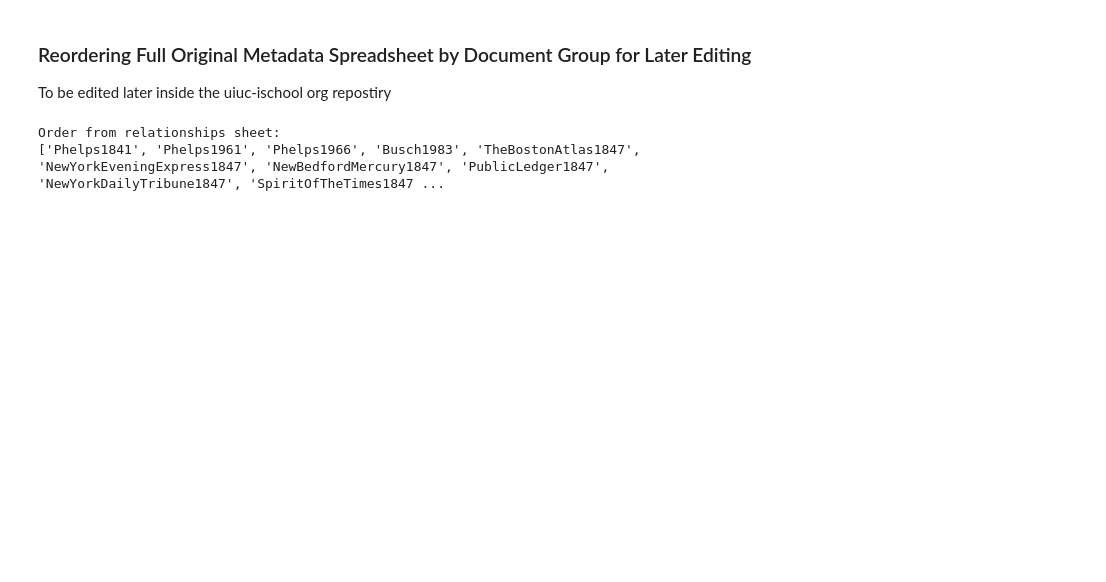
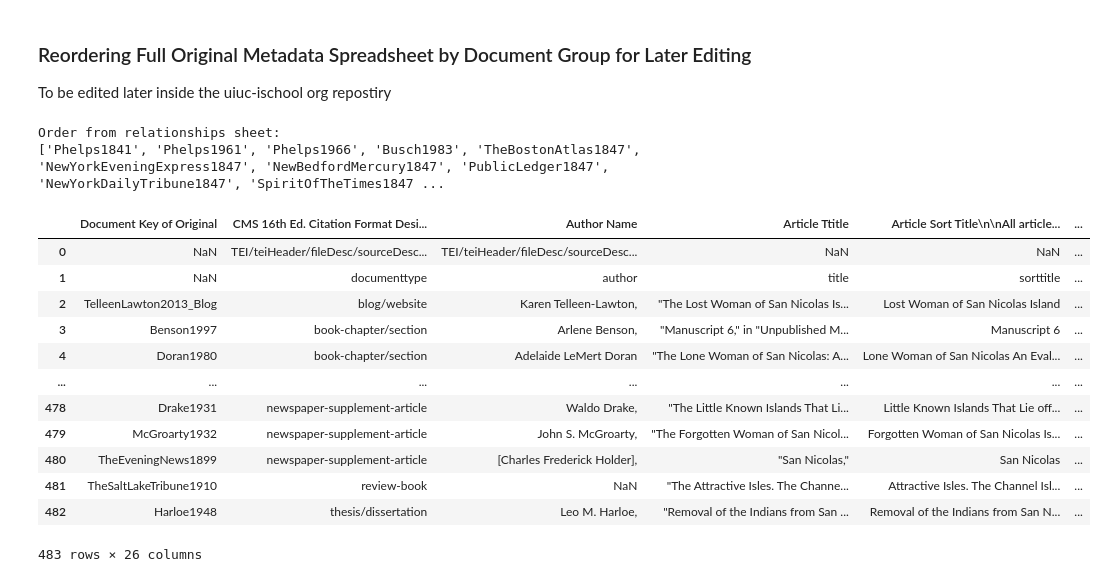
Before and after one commit to owenmonroe/lonewoman_cb_test, a Jupyter notebook: full_metadata_reordering_work/metadata_reordering.ipynb, the cells around one changed output. Cells and saved outputs as stored; diff of their text form; code cells hidden in the pictures; blank space fills up the shorter version.

```diff
--- a/full_metadata_reordering_work/metadata_reordering.ipynb
+++ b/full_metadata_reordering_work/metadata_reordering.ipynb
@@ -35,3 +36,19 @@ print(order)
 # %% [output]
 Order from relationships sheet:
 ['Phelps1841', 'Phelps1961', 'Phelps1966', 'Busch1983', 'TheBostonAtlas1847', 'NewYorkEveningExpress1847', 'NewBedfordMercury1847', 'PublicLedger1847', 'NewYorkDailyTribune1847', 'SpiritOfTheTimes1847 ...
+# %%
+full
+# %% [output]
+|  | Document Key of Original | CMS 16th Ed. Citation Format Desi... | Author Name | Article Ttitle | Article Sort Title\n\nAll article... | ... |
+| 0 | NaN | TEI/teiHeader/fileDesc/sourceDesc... | TEI/teiHeader/fileDesc/sourceDesc... | NaN | NaN | ... |
+| 1 | NaN | documenttype | author | title | sorttitle | ... |
+| 2 | TelleenLawton2013_Blog | blog/website | Karen Telleen-Lawton, | "The Lost Woman of San Nicolas Is... | Lost Woman of San Nicolas Island | ... |
+| 3 | Benson1997 | book-chapter/section | Arlene Benson, | "Manuscript 6," in "Unpublished M... | Manuscript 6 | ... |
+| 4 | Doran1980 | book-chapter/section | Adelaide LeMert Doran | "The Lone Woman of San Nicolas: A... | Lone Woman of San Nicolas An Eval... | ... |
+| ... | ... | ... | ... | ... | ... | ... |
+| 478 | Drake1931 | newspaper-supplement-article | Waldo Drake, | "The Little Known Islands That Li... | Little Known Islands That Lie off... | ... |
+| 479 | McGroarty1932 | newspaper-supplement-article | John S. McGroarty, | "The Forgotten Woman of San Nicol... | Forgotten Woman of San Nicolas Is... | ... |
+| 480 | TheEveningNews1899 | newspaper-supplement-article | [Charles Frederick Holder], | "San Nicolas," | San Nicolas | ... |
+| 481 | TheSaltLakeTribune1910 | review-book | NaN | "The Attractive Isles. The Channe... | Attractive Isles. The Channel Isl... | ... |
+| 482 | Harloe1948 | thesis/dissertation | Leo M. Harloe, | "Removal of the Indians from San ... | Removal of the Indians from San N... | ... |
+483 rows × 26 columns
```
Also changed, not shown: parts of 4 cells of this notebook, 2 other files.
